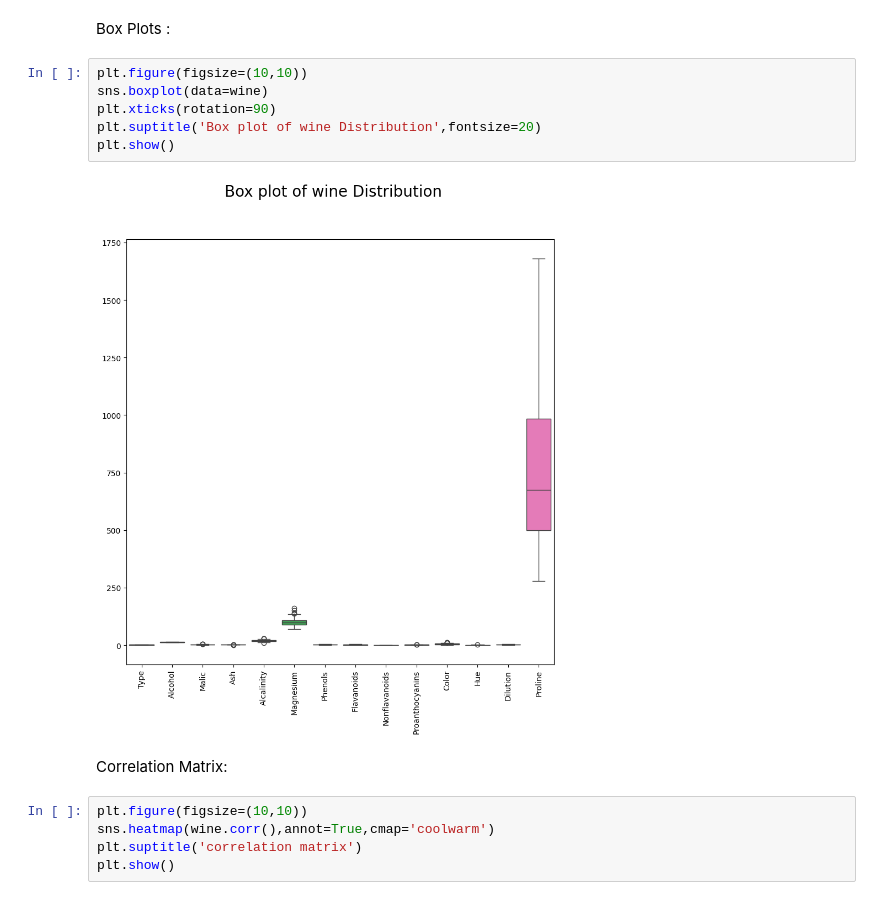
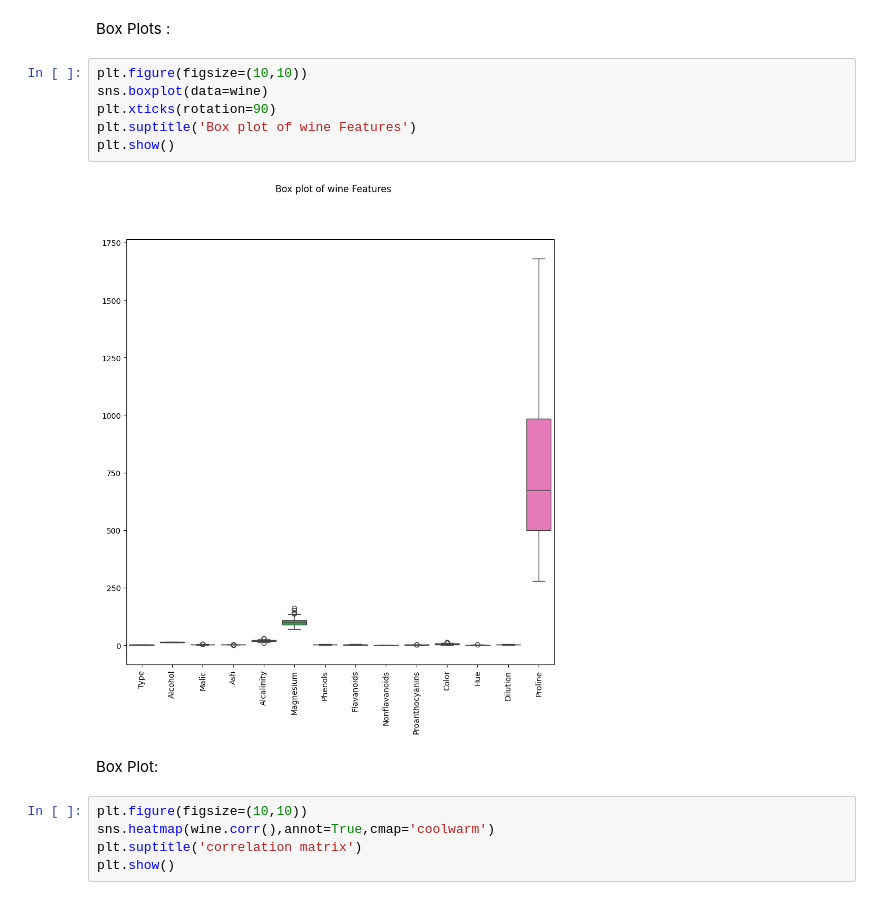
Before and after one commit to jyotiranjansaho/Excelr-Data-Science-Assignment, a Jupyter notebook: 14. PCA/14_PCA.ipynb, the cells around one changed output. Saved outputs shown, nothing was run; the diff lists cells and outputs as text.

```diff
--- a/14. PCA/14_PCA.ipynb
+++ b/14. PCA/14_PCA.ipynb
@@ -106,13 +109,13 @@ Box Plots :
 # %%
 plt.figure(figsize=(10,10))
 sns.boxplot(data=wine)
 plt.xticks(rotation=90)
-plt.suptitle('Box plot of wine Distribution',fontsize=20)
+plt.suptitle('Box plot of wine Features')
 plt.show()
 # %% [output]
-[figure, old version]
+[figure, new version]
-# %% [markdown]
-Correlation Matrix:
+# %% [markdown]
+Box Plot:
 # %%
 plt.figure(figsize=(10,10))
 sns.heatmap(wine.corr(),annot=True,cmap='coolwarm')
```
Also changed, not shown: parts of 1 cell of this notebook.
